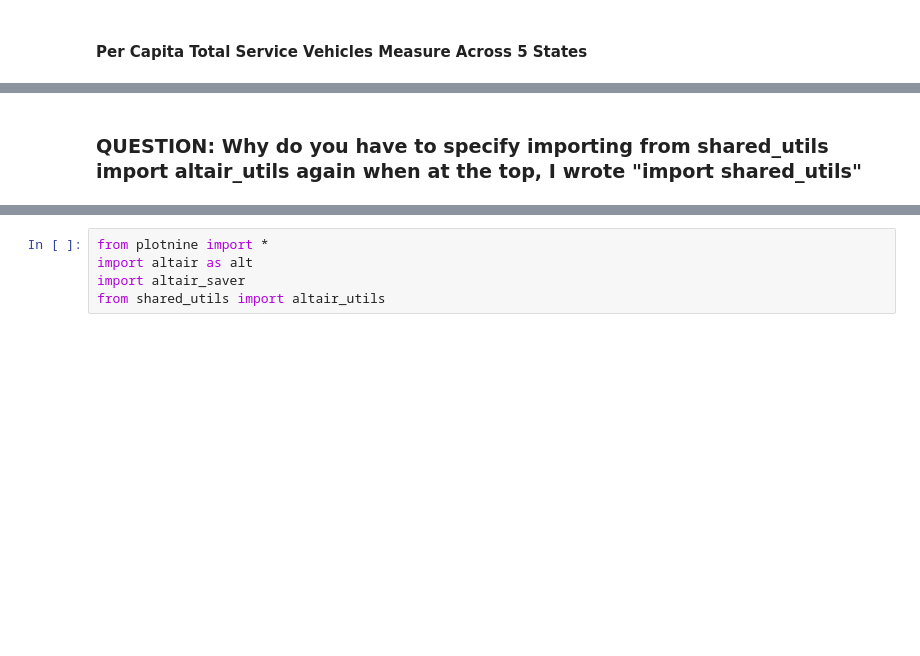
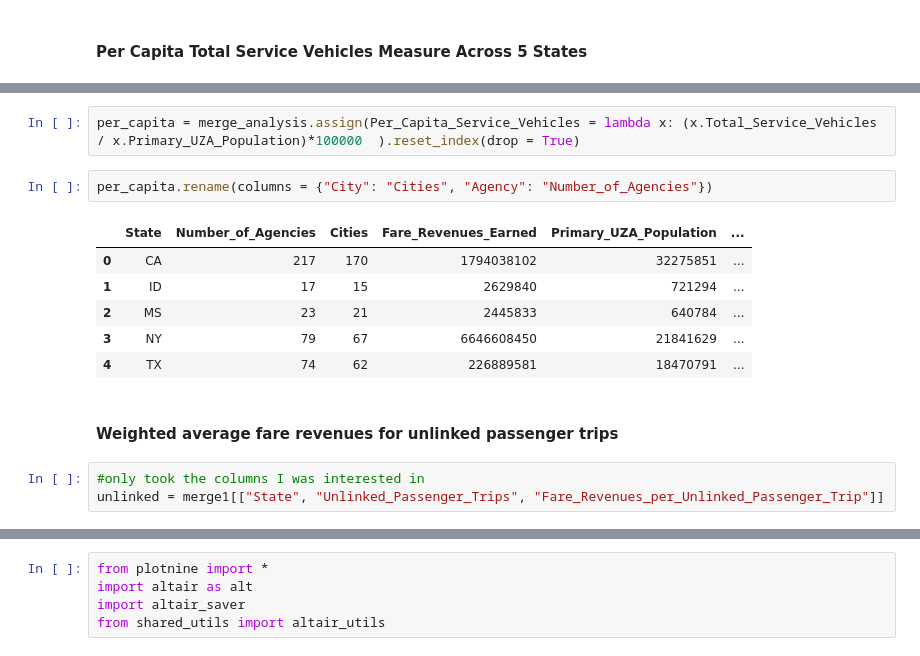
Before and after one commit to vevetron/data-analyses-test-lfs-wipe, a Jupyter notebook: Exercise2_AH.ipynb, the cells around one changed output, grey strips where cells are left out. Drawn from its saved outputs; the diff is of its cells as text; blank space fills up the shorter version.

```diff
--- a/Exercise2_AH.ipynb
+++ b/Exercise2_AH.ipynb
@@ -253,2 +163,16 @@ per_capita
-# %% [markdown]
-### QUESTION: Why do you have to specify importing from shared_utils import altair_utils  again when at the top, I wrote "import shared_utils"
+# %%
+per_capita = merge_analysis.assign(Per_Capita_Service_Vehicles = lambda x: (x.Total_Service_Vehicles / x.Primary_UZA_Population)*100000  ).reset_index(drop = True)
+# %%
+per_capita.rename(columns = {"City": "Cities", "Agency": "Number_of_Agencies"})
+# %% [output]
+|  | State | Number_of_Agencies | Cities | Fare_Revenues_Earned | Primary_UZA_Population | ... |
+| 0 | CA | 217 | 170 | 1794038102 | 32275851 | ... |
+| 1 | ID | 17 | 15 | 2629840 | 721294 | ... |
+| 2 | MS | 23 | 21 | 2445833 | 640784 | ... |
+| 3 | NY | 79 | 67 | 6646608450 | 21841629 | ... |
+| 4 | TX | 74 | 62 | 226889581 | 18470791 | ... |
+# %% [markdown]
+#### Weighted average fare revenues for unlinked passenger trips
+# %%
+#only took the columns I was interested in
+unlinked = merge1[["State", "Unlinked_Passenger_Trips", "Fare_Revenues_per_Unlinked_Passenger_Trip"]]
```
Also changed, not shown: parts of 36 cells of this notebook.
